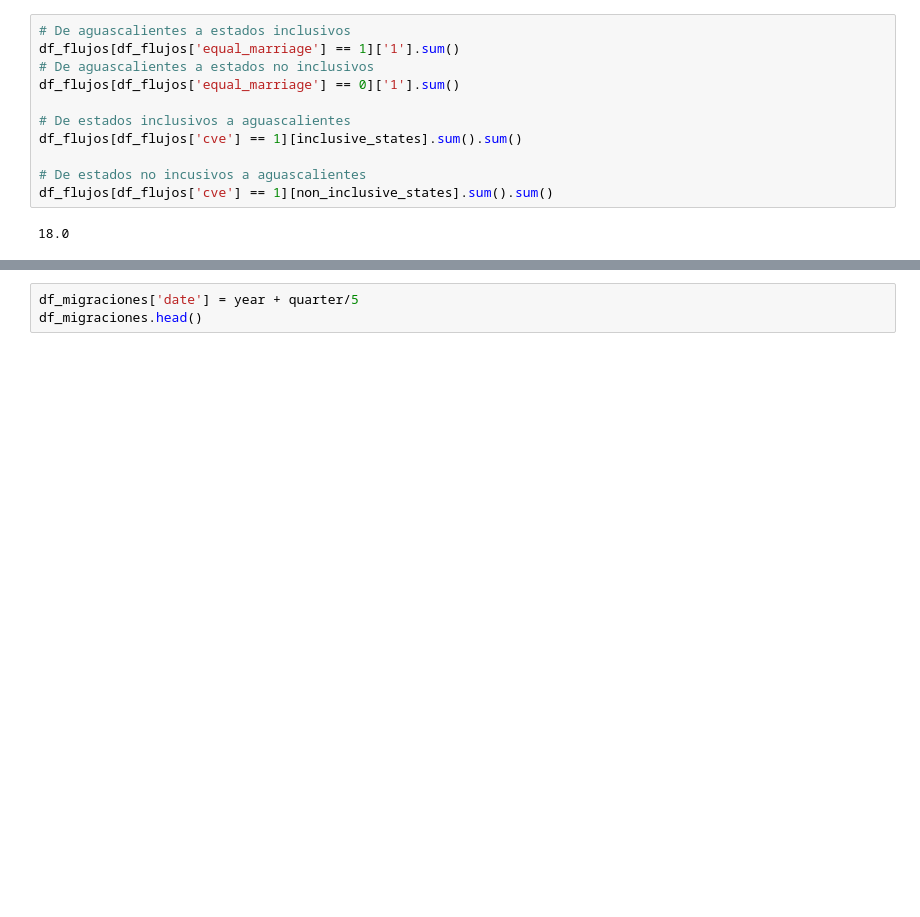
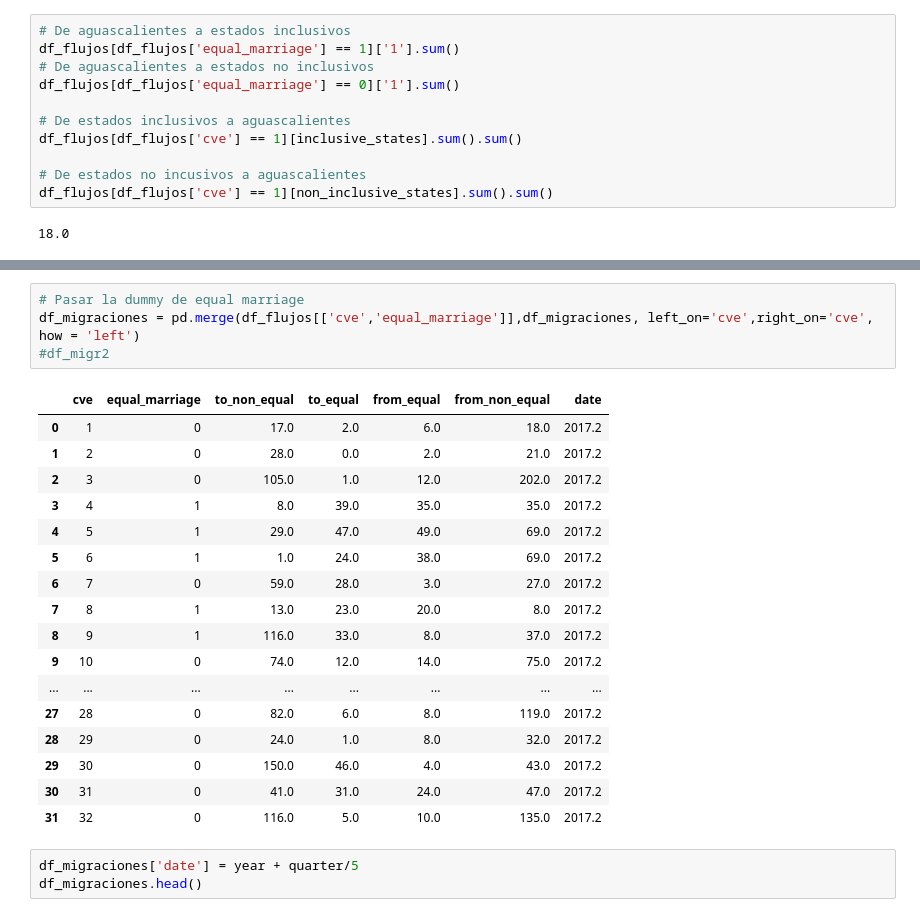
Before and after one commit to marionomics/migracion-lgbt, a Jupyter notebook: notebooks/explore_enoe.ipynb, the cells around one changed output, grey strips where cells are left out. Cells and saved outputs as stored; diff of their text form; blank space fills up the shorter version.

```diff
--- a/notebooks/explore_enoe.ipynb
+++ b/notebooks/explore_enoe.ipynb
@@ -266,6 +266,28 @@ df_migraciones
 | 29 | 30 | 150.0 | 46.0 | 4.0 | 43.0 |
 | 30 | 31 | 41.0 | 31.0 | 24.0 | 47.0 |
 | 31 | 32 | 116.0 | 5.0 | 10.0 | 135.0 |
+# %%
+# Pasar la dummy de equal marriage
+df_migraciones = pd.merge(df_flujos[['cve','equal_marriage']],df_migraciones, left_on='cve',right_on='cve', how = 'left')
+#df_migr2
+# %% [output]
+|  | cve | equal_marriage | to_non_equal | to_equal | from_equal | from_non_equal | date |
+| 0 | 1 | 0 | 17.0 | 2.0 | 6.0 | 18.0 | 2017.2 |
+| 1 | 2 | 0 | 28.0 | 0.0 | 2.0 | 21.0 | 2017.2 |
+| 2 | 3 | 0 | 105.0 | 1.0 | 12.0 | 202.0 | 2017.2 |
+| 3 | 4 | 1 | 8.0 | 39.0 | 35.0 | 35.0 | 2017.2 |
+| 4 | 5 | 1 | 29.0 | 47.0 | 49.0 | 69.0 | 2017.2 |
+| 5 | 6 | 1 | 1.0 | 24.0 | 38.0 | 69.0 | 2017.2 |
+| 6 | 7 | 0 | 59.0 | 28.0 | 3.0 | 27.0 | 2017.2 |
+| 7 | 8 | 1 | 13.0 | 23.0 | 20.0 | 8.0 | 2017.2 |
+| 8 | 9 | 1 | 116.0 | 33.0 | 8.0 | 37.0 | 2017.2 |
+| 9 | 10 | 0 | 74.0 | 12.0 | 14.0 | 75.0 | 2017.2 |
+| ... | ... | ... | ... | ... | ... | ... | ... |
+| 27 | 28 | 0 | 82.0 | 6.0 | 8.0 | 119.0 | 2017.2 |
+| 28 | 29 | 0 | 24.0 | 1.0 | 8.0 | 32.0 | 2017.2 |
+| 29 | 30 | 0 | 150.0 | 46.0 | 4.0 | 43.0 | 2017.2 |
+| 30 | 31 | 0 | 41.0 | 31.0 | 24.0 | 47.0 | 2017.2 |
+| 31 | 32 | 0 | 116.0 | 5.0 | 10.0 | 135.0 | 2017.2 |
 # %%
 df_migraciones['date'] = year + quarter/5
 df_migraciones.head()
```
Also changed, not shown: parts of 7 cells of this notebook, 6 other files.
